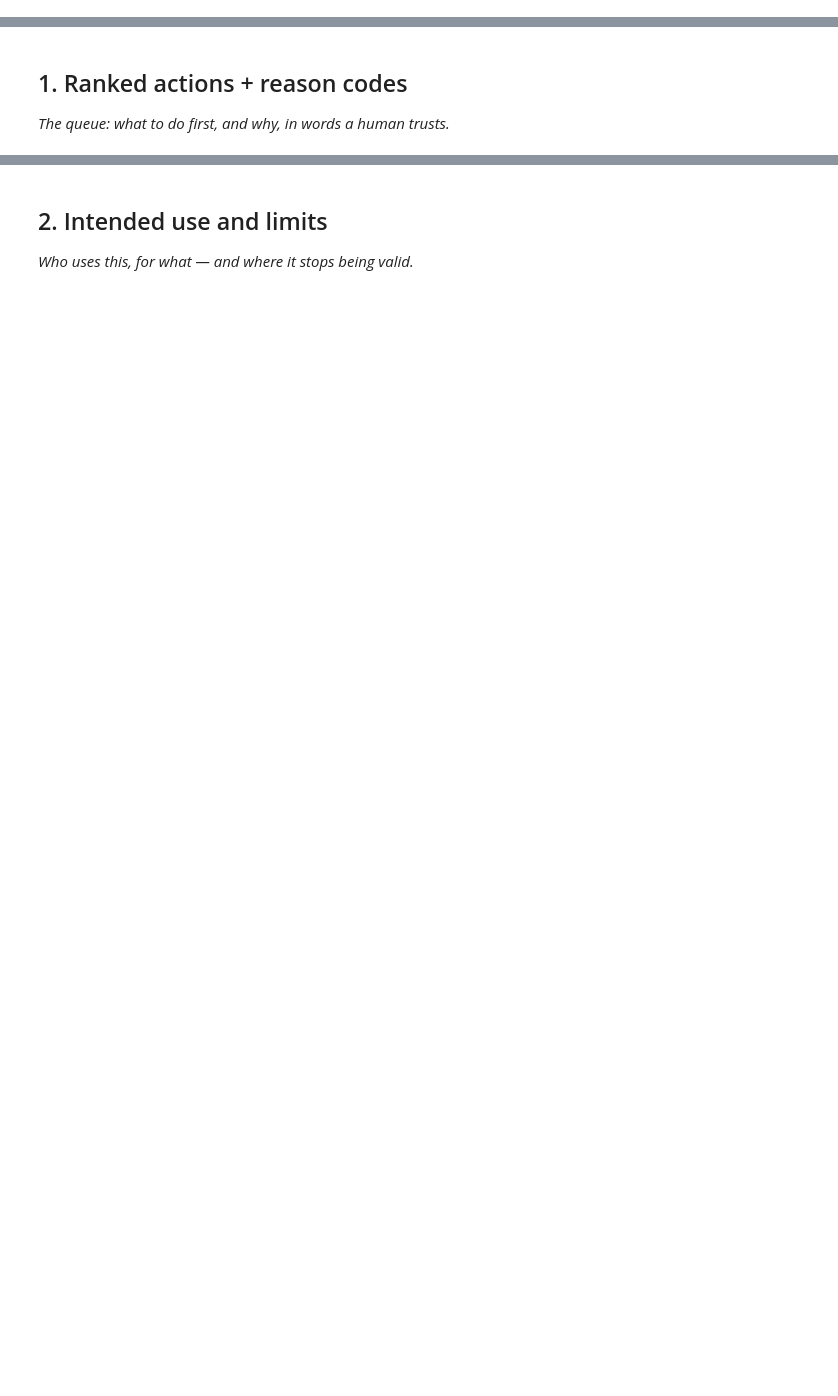
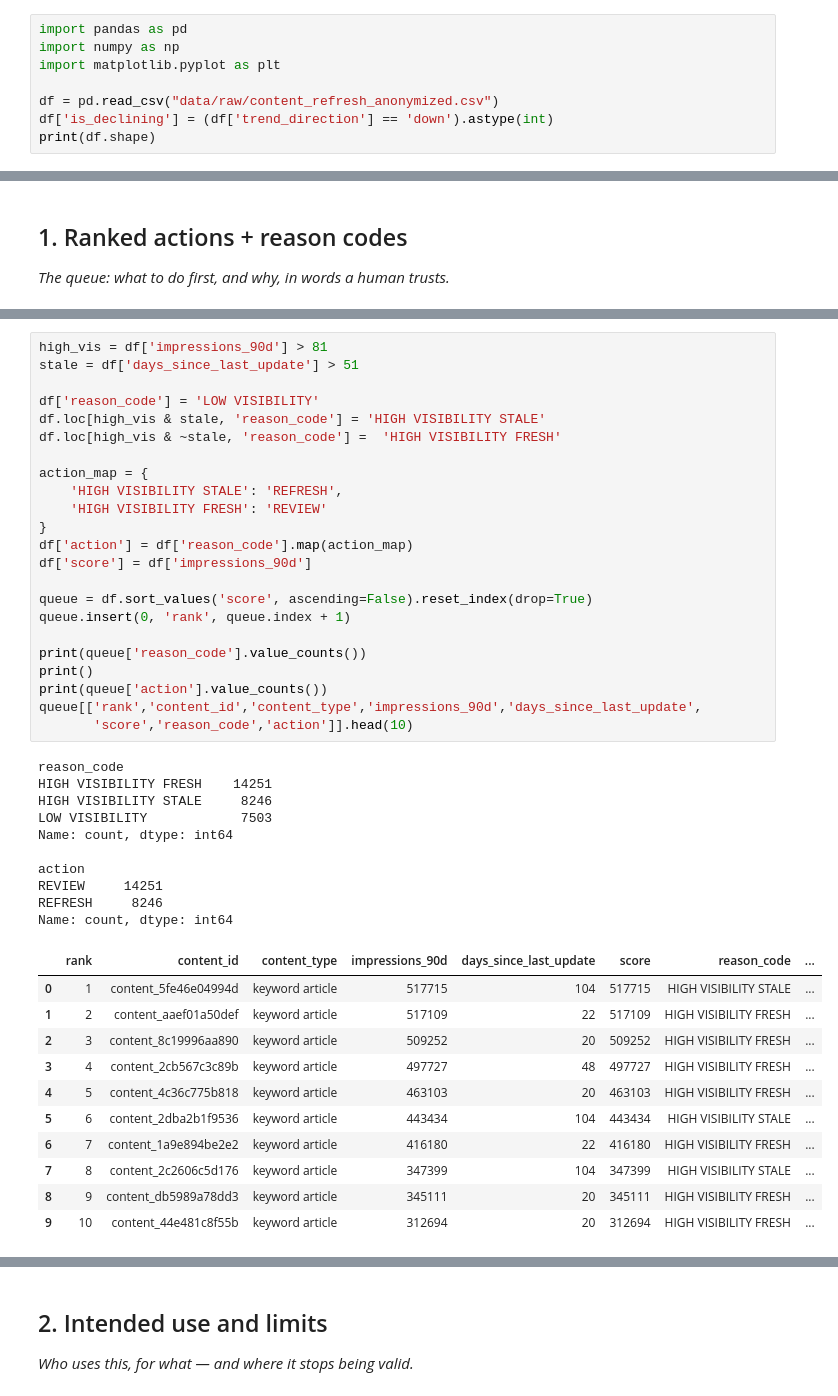
Before and after one commit to Ayesha-Shahzadkhan/flyrank-assignment1, a Jupyter notebook: work/notebooks/w07_action_playbook.ipynb, the cells around one changed output, grey strips where cells are left out. Cells and saved outputs as stored; diff of their text form; blank space fills up the shorter version.

```diff
--- a/work/notebooks/w07_action_playbook.ipynb
+++ b/work/notebooks/w07_action_playbook.ipynb
@@ -8,0 +24,8 @@ This skeleton is yours to fill. Work the sections **in order** — each one has
+# %%
+import pandas as pd
+import numpy as np
+import matplotlib.pyplot as plt
+
+df = pd.read_csv("data/raw/content_refresh_anonymized.csv")
+df['is_declining'] = (df['trend_direction'] == 'down').astype(int)
+print(df.shape)
@@ -12,0 +51,45 @@ This skeleton is yours to fill. Work the sections **in order** — each one has
+# %%
+high_vis = df['impressions_90d'] > 81
+stale = df['days_since_last_update'] > 51
+
+df['reason_code'] = 'LOW VISIBILITY'
+df.loc[high_vis & stale, 'reason_code'] = 'HIGH VISIBILITY STALE'
+df.loc[high_vis & ~stale, 'reason_code'] =  'HIGH VISIBILITY FRESH'
+
+action_map = {
+    'HIGH VISIBILITY STALE': 'REFRESH',
+    'HIGH VISIBILITY FRESH': 'REVIEW'
+}
+df['action'] = df['reason_code'].map(action_map)
+df['score'] = df['impressions_90d']
+
+queue = df.sort_values('score', ascending=False).reset_index(drop=True)
+queue.insert(0, 'rank', queue.index + 1)
+
+print(queue['reason_code'].value_counts())
+print()
+print(queue['action'].value_counts())
+queue[['rank','content_id','content_type','impressions_90d','days_since_last_update',
+       'score','reason_code','action']].head(10)
+# %% [output]
+reason_code
+HIGH VISIBILITY FRESH    14251
+HIGH VISIBILITY STALE     8246
+LOW VISIBILITY            7503
+Name: count, dtype: int64
+
+action
+REVIEW     14251
+REFRESH     8246
+Name: count, dtype: int64
+|  | rank | content_id | content_type | impressions_90d | days_since_last_update | score | reason_code | ... |
+| 0 | 1 | content_5fe46e04994d | keyword article | 517715 | 104 | 517715 | HIGH VISIBILITY STALE | ... |
+| 1 | 2 | content_aaef01a50def | keyword article | 517109 | 22 | 517109 | HIGH VISIBILITY FRESH | ... |
+| 2 | 3 | content_8c19996aa890 | keyword article | 509252 | 20 | 509252 | HIGH VISIBILITY FRESH | ... |
+| 3 | 4 | content_2cb567c3c89b | keyword article | 497727 | 48 | 497727 | HIGH VISIBILITY FRESH | ... |
+| 4 | 5 | content_4c36c775b818 | keyword article | 463103 | 20 | 463103 | HIGH VISIBILITY FRESH | ... |
+| 5 | 6 | content_2dba2b1f9536 | keyword article | 443434 | 104 | 443434 | HIGH VISIBILITY STALE | ... |
+| 6 | 7 | content_1a9e894be2e2 | keyword article | 416180 | 22 | 416180 | HIGH VISIBILITY FRESH | ... |
+| 7 | 8 | content_2c2606c5d176 | keyword article | 347399 | 104 | 347399 | HIGH VISIBILITY STALE | ... |
+| 8 | 9 | content_db5989a78dd3 | keyword article | 345111 | 20 | 345111 | HIGH VISIBILITY FRESH | ... |
+| 9 | 10 | content_44e481c8f55b | keyword article | 312694 | 20 | 312694 | HIGH VISIBILITY FRESH | ... |
```
Also changed, not shown: parts of 16 cells of this notebook.
